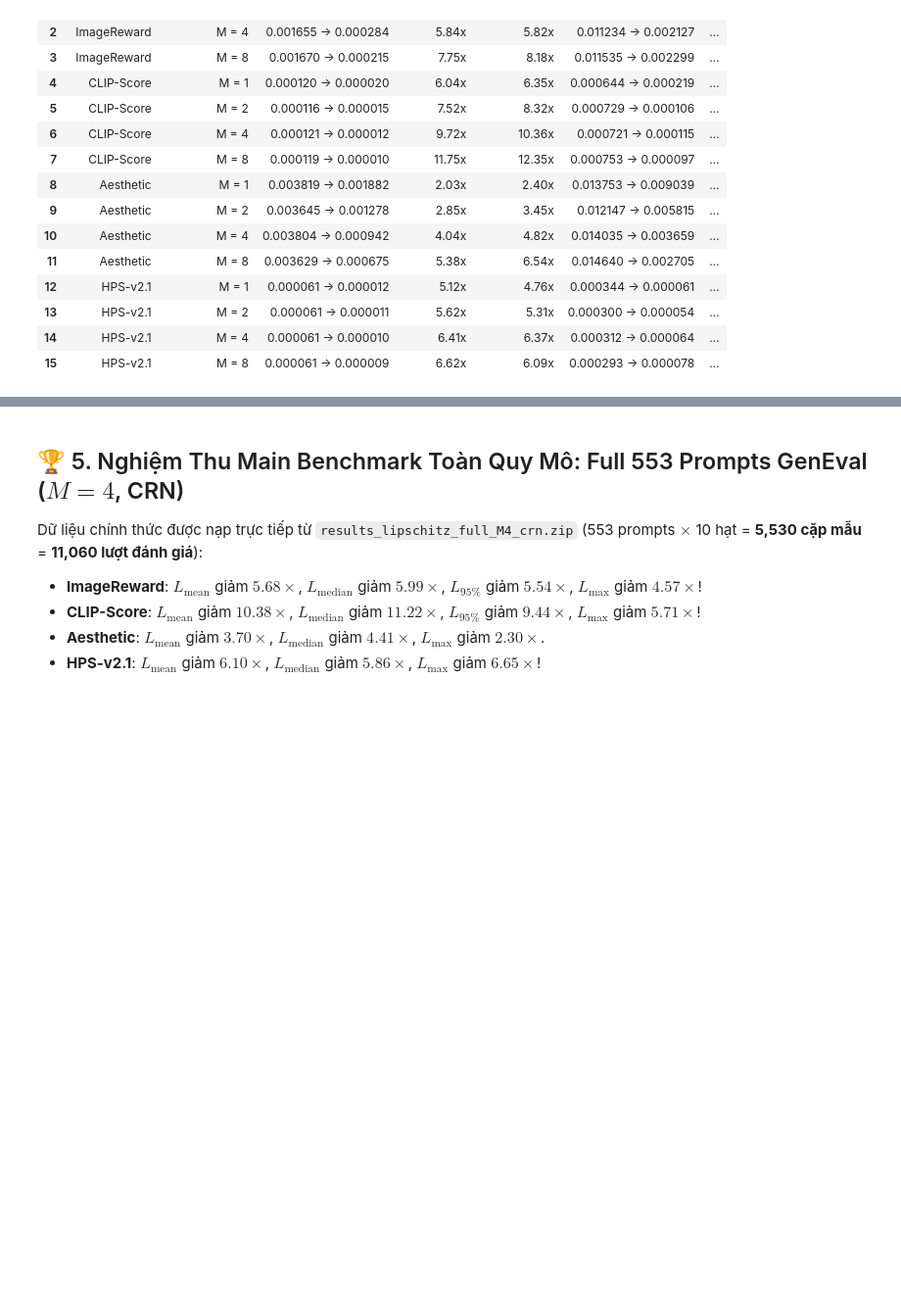
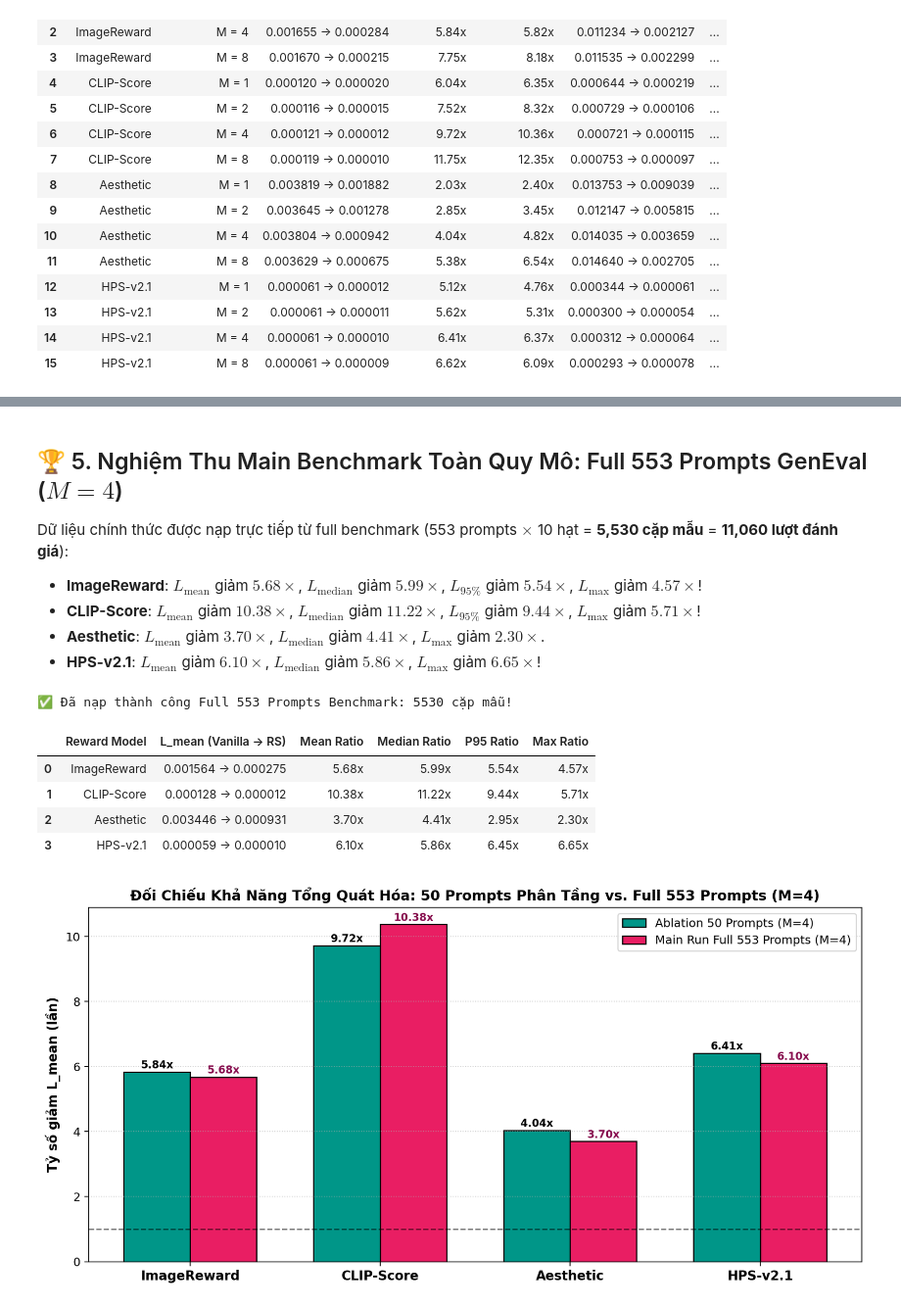
Before and after one commit to leekwanreal/RS-LiDAR, a Jupyter notebook: colab/RS_LiDAR_Lipschitz_M_Ablation_Report.ipynb, the cells around one changed output, grey strips where cells are left out. Shown at 98% size. Drawn from its saved outputs; the diff is of its cells as text; code cells hidden in the pictures; blank space fills up the shorter version.

```diff
--- a/colab/RS_LiDAR_Lipschitz_M_Ablation_Report.ipynb
+++ b/colab/RS_LiDAR_Lipschitz_M_Ablation_Report.ipynb
@@ -276,13 +276,13 @@ $$\operatorname{Var}\left( \widehat{\text{Slope}}_{\text{CRN}} \right) \le \frac
 # %% [markdown]
-## 🏆 5. Nghiệm Thu Main Benchmark Toàn Quy Mô: Full 553 Prompts GenEval ($M=4$, CRN)
+## 🏆 5. Nghiệm Thu Main Benchmark Toàn Quy Mô: Full 553 Prompts GenEval ($M=4$)
 
-Dữ liệu chính thức được nạp trực tiếp từ `results_lipschitz_full_M4_crn.zip` (553 prompts $\times$ 10 hạt = **5,530 cặp mẫu** = **11,060 lượt đánh giá**):
+Dữ liệu chính thức được nạp trực tiếp từ full benchmark (553 prompts $\times$ 10 hạt = **5,530 cặp mẫu** = **11,060 lượt đánh giá**):
 - **ImageReward**: $L_{\text{mean}}$ giảm **$5.68\times$**, $L_{\text{median}}$ giảm **$5.99\times$**, $L_{95\%}$ giảm **$5.54\times$**, $L_{\max}$ giảm **$4.57\times$**!
 - **CLIP-Score**: $L_{\text{mean}}$ giảm **$10.38\times$**, $L_{\text{median}}$ giảm **$11.22\times$**, $L_{95\%}$ giảm **$9.44\times$**, $L_{\max}$ giảm **$5.71\times$**!
 - **Aesthetic**: $L_{\text{mean}}$ giảm **$3.70\times$**, $L_{\text{median}}$ giảm **$4.41\times$**, $L_{\max}$ giảm **$2.30\times$**.
 - **HPS-v2.1**: $L_{\text{mean}}$ giảm **$6.10\times$**, $L_{\text{median}}$ giảm **$5.86\times$**, $L_{\max}$ giảm **$6.65\times$**!
 # %%
-# Nạp và hiển thị dữ liệu Full 553 Prompts GenEval Benchmark (M=4, CRN)
+# Nạp và hiển thị dữ liệu Full 553 Prompts GenEval Benchmark (M=4)
 full_candidates = [
     "../results/lipschitz_full_M4_crn/kaggle/working/results/lipschitz_empirical",
     "results/lipschitz_full_M4_crn/kaggle/working/results/lipschitz_empirical",
@@ -328,33 +328,41 @@ if full_raw_df is not None:
             "P95 Ratio": f"{np.percentile(v_vals, 95)/np.percentile(rs_vals, 95):.2f}x",
             "Max Ratio": f"{np.max(v_vals)/np.max(rs_vals):.2f}x"
         })
     display(pd.DataFrame(full_rows))
 
     # Vẽ biểu đồ đối chiếu 50 prompts vs Full 553 prompts
     fig, ax = plt.subplots(figsize=(10, 5), dpi=180)
     x = np.arange(len(models))
     w = 0.35
     r_50p = [data_dict[4]["models"][m]["reduction_ratio_mean"] for m in models]
     r_553p = [np.mean(full_raw_df[f"{m}_slope_vanilla"])/np.mean(full_raw_df[f"{m}_slope_rs_1.0"]) for m in models]
 
-    b1 = ax.bar(x - w/2, r_50p, w, label="Ablation 50 Prompts (M=4 CRN)", color="#009688", edgecolor="black")
-    b2 = ax.bar(x + w/2, r_553p, w, label="Main Run Full 553 Prompts (M=4 CRN)", color="#E91E63", edgecolor="black")
+    b1 = ax.bar(x - w/2, r_50p, w, label="Ablation 50 Prompts (M=4)", color="#009688", edgecolor="black")
+    b2 = ax.bar(x + w/2, r_553p, w, label="Main Run Full 553 Prompts (M=4)", color="#E91E63", edgecolor="black")
 
     for b in b1:
         ax.annotate(f"{b.get_height():.2f}x", xy=(b.get_x() + b.get_width()/2, b.get_height()),
                     xytext=(0, 3), textcoords="offset points", ha="center", fontsize=9, fontweight="bold")
     for b in b2:
         ax.annotate(f"{b.get_height():.2f}x", xy=(b.get_x() + b.get_width()/2, b.get_height()),
                     xytext=(0, 3), textcoords="offset points", ha="center", fontsize=9, fontweight="bold", color="#880E4F")
 
-    ax.set_title("Đối Chiếu Khả Năng Tổng Quát Hóa: 50 Prompts Phân Tầng vs. Full 553 Prompts (M=4 CRN)", fontsize=12, fontweight="bold")
+    ax.set_title("Đối Chiếu Khả Năng Tổng Quát Hóa: 50 Prompts Phân Tầng vs. Full 553 Prompts (M=4)", fontsize=12, fontweight="bold")
     ax.set_xticks(x)
     ax.set_xticklabels(models, fontsize=11, fontweight="bold")
     ax.set_ylabel("Tỷ số giảm L_mean (lần)", fontsize=11, fontweight="bold")
     ax.axhline(1.0, color="black", linestyle="--", linewidth=1.2, alpha=0.5)
     ax.grid(True, linestyle=":", alpha=0.6, axis="y")
     ax.legend(frameon=True, fontsize=10)
     plt.tight_layout()
     plt.show()
 else:
     print("⚠️ Không tìm thấy tệp kết quả Full 553 prompts để hiển thị biểu đồ đối chiếu.")
+# %% [output]
+✅ Đã nạp thành công Full 553 Prompts Benchmark: 5530 cặp mẫu!
+|  | Reward Model | L_mean (Vanilla -> RS) | Mean Ratio | Median Ratio | P95 Ratio | Max Ratio |
+| 0 | ImageReward | 0.001564 -> 0.000275 | 5.68x | 5.99x | 5.54x | 4.57x |
+| 1 | CLIP-Score | 0.000128 -> 0.000012 | 10.38x | 11.22x | 9.44x | 5.71x |
+| 2 | Aesthetic | 0.003446 -> 0.000931 | 3.70x | 4.41x | 2.95x | 2.30x |
+| 3 | HPS-v2.1 | 0.000059 -> 0.000010 | 6.10x | 5.86x | 6.45x | 6.65x |
+[figure, added]
```
Also changed, not shown: parts of 11 cells of this notebook, 3 other files.
